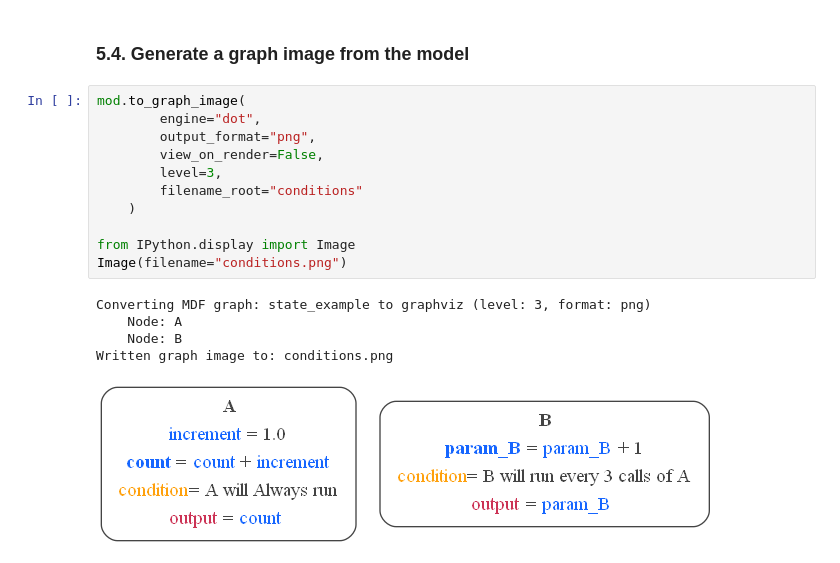
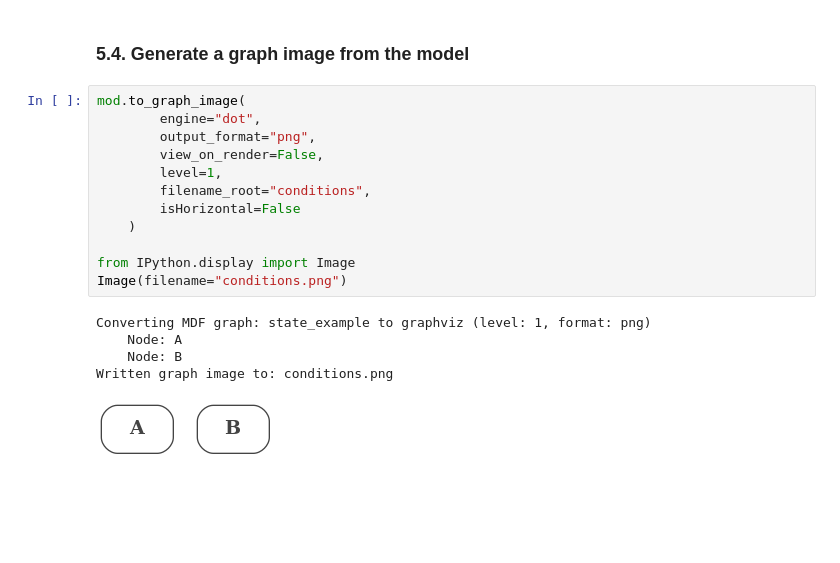
Before and after one commit to ModECI/MDF, a Jupyter notebook: examples/SimpleExample.ipynb, the cells around one changed output. Cells and saved outputs as stored; diff of their text form; blank space fills up the shorter version.

```diff
--- a/examples/SimpleExample.ipynb
+++ b/examples/SimpleExample.ipynb
@@ -407,17 +408,18 @@ Output of B: 1
 # %%
 mod.to_graph_image(
         engine="dot",
         output_format="png",
         view_on_render=False,
-        level=3,
-        filename_root="conditions"
+        level=1,
+        filename_root="conditions",
+        isHorizontal=False
     )
 
 from IPython.display import Image
 Image(filename="conditions.png")
 # %% [output]
-Converting MDF graph: state_example to graphviz (level: 3, format: png)
+Converting MDF graph: state_example to graphviz (level: 1, format: png)
     Node: A
     Node: B
 Written graph image to: conditions.png
-[figure, old version]
+[figure, new version]
```
Also changed, not shown: parts of 3 cells of this notebook, 2 other files.
